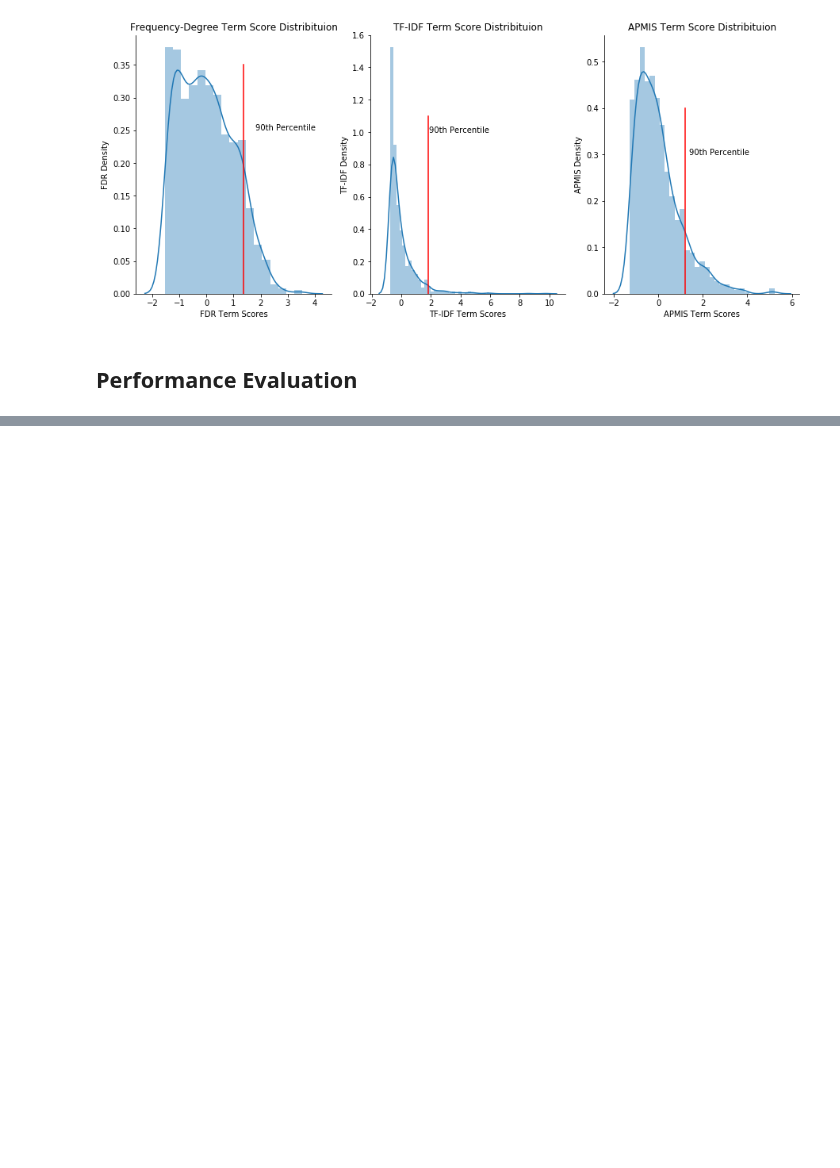
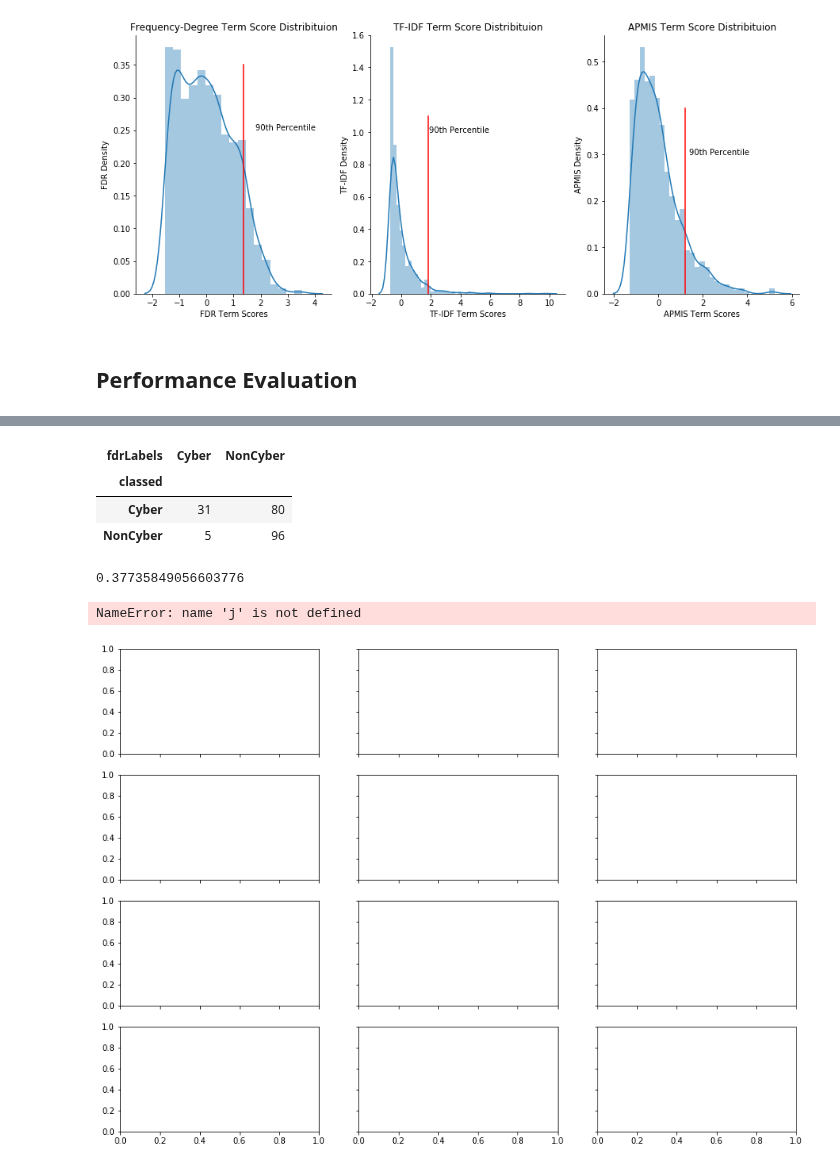
Before and after one commit to eneyi/CyberLexicon, a Jupyter notebook: EvaluatingCyberLexicon/DataAnalysis/EvaluatingTheLexicon.ipynb, the cells around one changed output, grey strips where cells are left out. Saved outputs shown, nothing was run; the diff lists cells and outputs as text; code cells hidden in the pictures; blank space fills up the shorter version.

```diff
--- a/EvaluatingCyberLexicon/DataAnalysis/EvaluatingTheLexicon.ipynb
+++ b/EvaluatingCyberLexicon/DataAnalysis/EvaluatingTheLexicon.ipynb
@@ -410,2 +386,0 @@ cc=list(data['classed'])
-# %%
-data['apmisLabels'] = labels
@@ -430,5 +398,14 @@ data.head()
 # %%
 top_apmis['terms'] = [stemmer.stem(i).strip().lower() for i in top_apmis.terms]
 top_apmis['scaled'] = np.interp(top_apmis.apmis, (top_apmis.apmis.min(), top_apmis.apmis.max()), (0,100))
-apee=evaluate(data,top_apmis,"apmis", "apmisLabels")
-apee
+apee=evaluate(data,top_apmis,"scaled",ev_apmis, "apmisLabels")
+
+
+top_tfidf['terms'] = [stemmer.stem(i).strip().lower() for i in top_tfidf.terms]
+top_tfidf['scaled'] = np.interp(top_tfidf.tdif, (top_tfidf.tdif.min(), top_tfidf.tdif.max()), (0,100))
+tfee=evaluate(data,top_tfidf,"tdif",ev_tf, "tfidfLabels")
+
+
+top_fdr['terms'] = [stemmer.stem(i).strip().lower() for i in top_fdr.terms]
+top_fdr['scaled'] = np.interp(top_fdr.ratio, (top_fdr.ratio.min(), top_fdr.ratio.max()), (0,100))
+fdee=evaluate(data,top_fdr,"ratio",ev_fdr, "fdrLabels")
@@ -467,7 +411,0 @@ NameError: name 'ee' is not defined
-# %%
-top_tfidf['terms'] = [stemmer.stem(i).strip().lower() for i in top_tfidf.terms]
-top_tfidf['scaled'] = np.interp(top_tfidf.tdif, (top_tfidf.tdif.min(), top_tfidf.tdif.max()), (0,100))
-tfee=evaluate(data,top_tfidf,"tdif", "tfidfLabels")
-tfee
-#ee2=np.interp(ee, (min(ee), max(ee)), (0,100))
-#sns.distplot(ee2)
@@ -558,0 +498,11 @@ AttributeError: 'numpy.ndarray' object has no attribute 'scatter'
+# %%
+fdee[1][21]
+# %% [output]
+| fdrLabels | Cyber | NonCyber |
+| classed |  |  |
+| Cyber | 31 | 80 |
+| NonCyber | 5 | 96 |
+# %%
+min(tfee[0].ErrorRate)
+# %% [output]
+0.37735849056603776
@@ -558,0 +511,25 @@ AttributeError: 'numpy.ndarray' object has no attribute 'scatter'
+# %%
+f, axes = plt.subplots(4,3,figsize=(15,11), sharex=True, sharey=True)
+
+
+ax1 = sns.scatterplot(apee.Cutoff,apee[j], ax=axes[0,0])
+ax2 = sns.scatterplot(tfee.Cutoff,tfee[j], ax=axes[0,1])
+ax3 = sns.scatterplot(tfee.Cutoff,fdee[j], ax=axes[0,2])
+
+
+
+ax4 = sns.scatterplot(apee.Cutoff,apee.Precision, ax=axes[1,0])
+ax5 = sns.scatterplot(tfee.Cutoff,tfee.Precision, ax=axes[1,1])
+ax6 = sns.scatterplot(fdee.Cutoff,fdee.Precision, ax=axes[1,2])
+
+
+ax7 = sns.scatterplot(apee.Cutoff,apee.ErrorRate, ax=axes[2,0])
+ax8 = sns.scatterplot(tfee.Cutoff,tfee.ErrorRate, ax=axes[2,1])
+ax9 = sns.scatterplot(fdee.Cutoff,fdee.ErrorRate, ax=axes[2,2])
+
+ax10 = sns.scatterplot(apee.Cutoff,apee.f1Score, ax=axes[3,0])
+ax11 = sns.scatterplot(tfee.Cutoff,tfee.f1Score, ax=axes[3,1])
+ax12 = sns.scatterplot(fdee.Cutoff,fdee.f1Score, ax=axes[3,2])
+# %% [output]
+NameError: name 'j' is not defined
+[figure, added]
```
Also changed, not shown: parts of 28 cells of this notebook, 3 other files.
